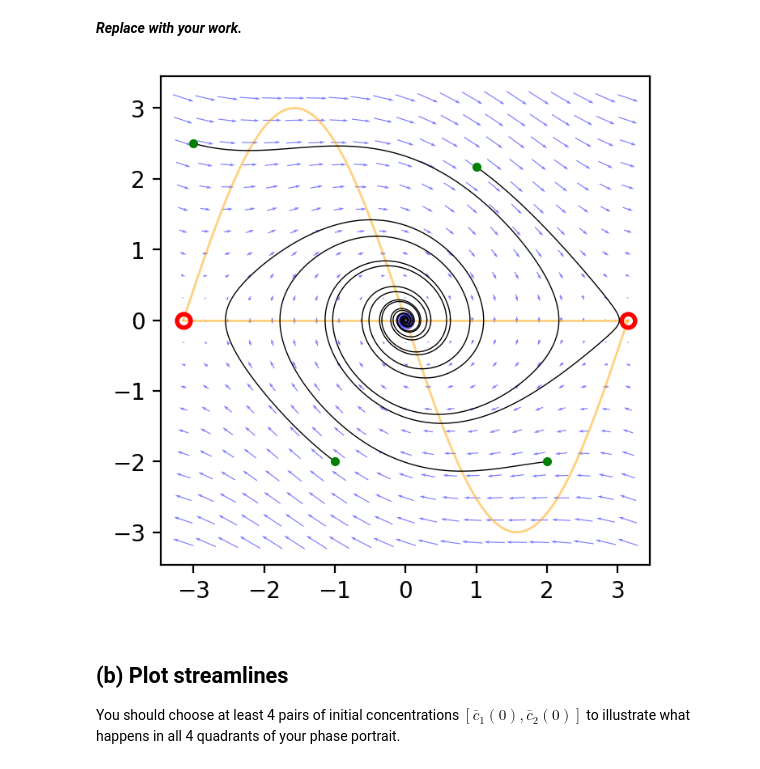
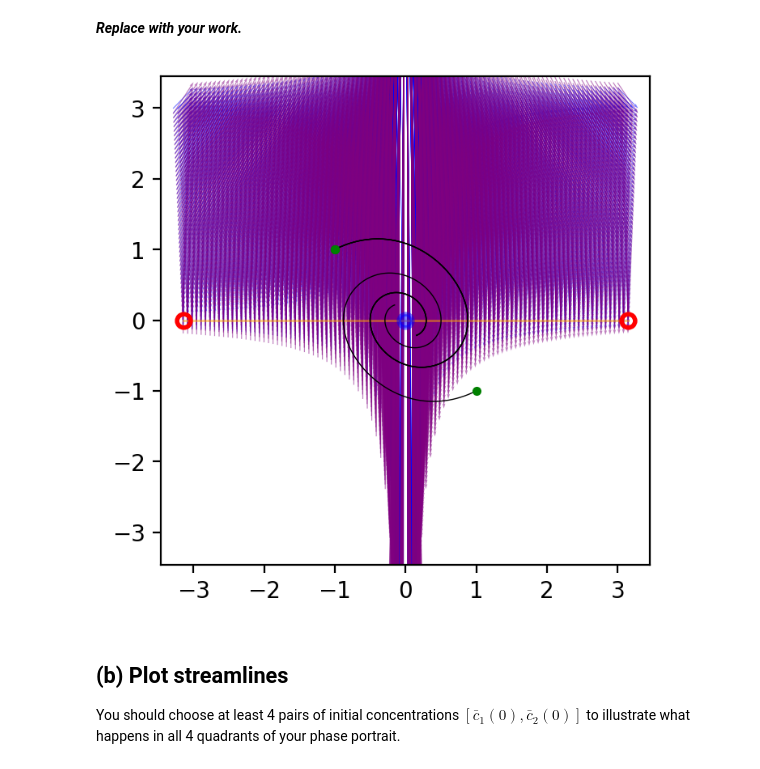
Before and after one commit to HWolf08/biophysics, a Jupyter notebook: week-09/problem-12.7.ipynb, the cells around one changed output. Drawn from its saved outputs; the diff is of its cells as text; code cells hidden in the pictures.

```diff
--- a/week-09/problem-12.7.ipynb
+++ b/week-09/problem-12.7.ipynb
@@ -22,63 +22,63 @@ from numpy.random import default_rng
 rand = default_rng().random
 from scipy.integrate import odeint
 # %%
-alpha0 = 1
-beta0 = 1/3
-
-def F(y,t, alpha=1, beta=1/3):
-    """
-    For this problem:
-        y[0] = theta (displacement angle)
-        y[1] = omega (angular velocity)
-    """
-    dy = [0,0]
-    dy[0] = y[1]
-    dy[1] = -alpha * np.sin(y[0]) - beta*y[1]
-    return dy
+#Code attributed from problem 11.6, used provided instructor code to ensure it would assist with solving the problem as mentioned in part a.
 # %%
-tMax = 30
-N = 2001
+V = 1
+c1 = 10
+c2 = 15
+n = 2.2
+gamma = 1.2
+
+def F(y,t, n, gamma):
+    dy = [0,0]
+    dy[0] = y[1]
+    dy[1] = -n * np.sin(y[0]) - gamma*y[1]
+    return dy
+
+tMax = 10
+N = 100
 
 start = []
-start += [(-3, 2.5)]
-start += [(-1, -2)]
-start += [(2, -2)]
-start += [(1, 2.17)]
+start += [(-1, 1)]
+start += [(-1, 1)]
+start += [(1, -1)]
+start += [(-1, 1)]
 
-theta = np.linspace(-np.pi, np.pi, 21)
-omega = np.linspace(-np.pi, np.pi, 21)
+tau = np.linspace(-np.pi, np.pi, 100)
+Kd = np.linspace(-np.pi, np.pi, 100)
 
-Theta, Omega = np.meshgrid(theta, omega)
+tau, Kd = np.meshgrid(tau, Kd)
 
-t = np.linspace(-np.pi, np.pi, 201)
+t = np.linspace(-np.pi, np.pi, 101)
 
 y1 = 0 * t
-y2 = -(alpha0/beta0) * np.sin(t)
 
 tA, wA = -np.pi, 0
 tB, wB = 0, 0
 tC, wC = np.pi, 0
 
-dTheta = Omega
-dOmega = -alpha0 * np.sin(Theta) - beta0 * Omega
+dtau = Kd
+dKd1 = -(c1/tau) + ((gamma/V)/(1+(c2/Kd)**n))
+dKd2 = -(c2/tau) + ((gamma/V)/(1+(c1/Kd)**n))
 
 plt.figure(dpi=200)
-plt.quiver(Theta, Omega, dTheta, dOmega, pivot='mid', scale=75, width=0.002, alpha=0.5, color='blue')
+plt.quiver(tau, Kd, dtau, dKd1, pivot='mid', scale=75, width=0.002, alpha=0.5, color='blue')
+plt.quiver(tau, Kd, dtau, dKd2, pivot='mid', scale=75, width=0.002, alpha=0.5, color='purple')
 plt.plot(t,y1,'orange', lw=1, alpha=0.5)
-plt.plot(t,y2,'orange', lw=1, alpha=0.5)
 plt.plot(tA, wA, 'ro', mfc='none', mew=2)
 plt.plot(tB, wB, 'bo', mew=2, alpha=0.5)
 plt.plot(tC, wC, 'ro', mfc='none', mew=2)
 
 t = np.linspace(0,tMax,2001)
 for y0 in start:
-    y = odeint(F, y0, t, args=(alpha0, beta0))
+    y = odeint(F, y0, t, args=(V, beta0))
     plt.plot(y[:,0], y[:,1], 'k', lw=0.5)
     plt.plot(y[0,0], y[0,1], 'g.')
 
 plt.gca().set_aspect('equal', 'box')
 # %% [output]
-[figure, old version]
+[figure, new version]
 # %% [markdown]
 ## (b)  Plot streamlines
 
```
